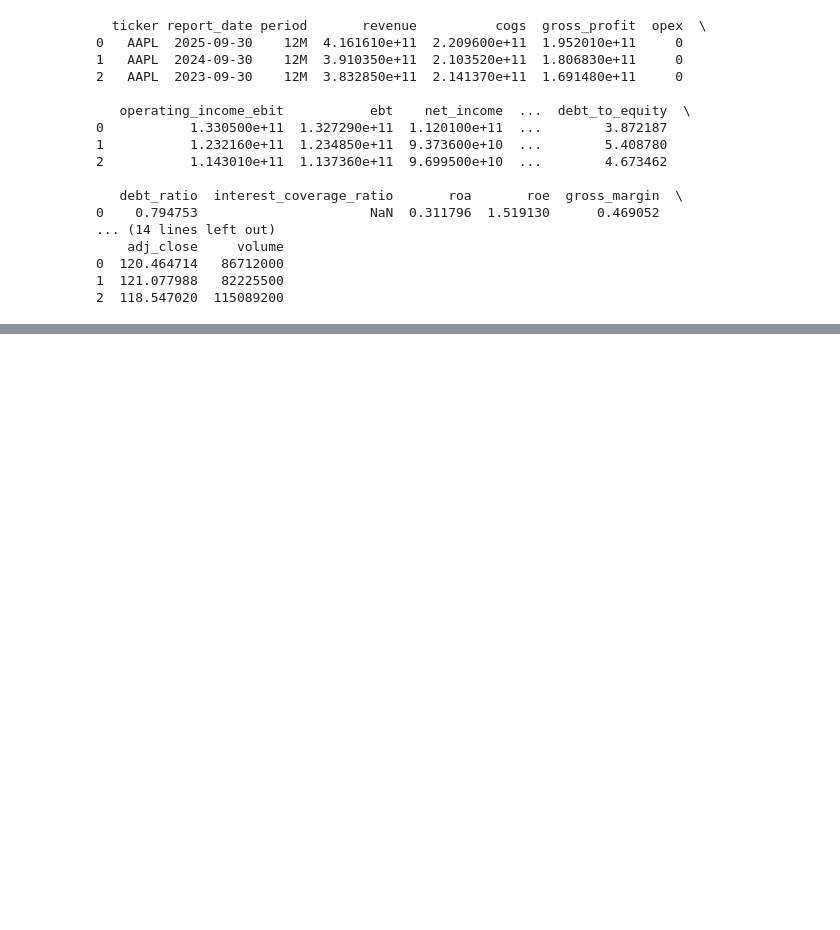
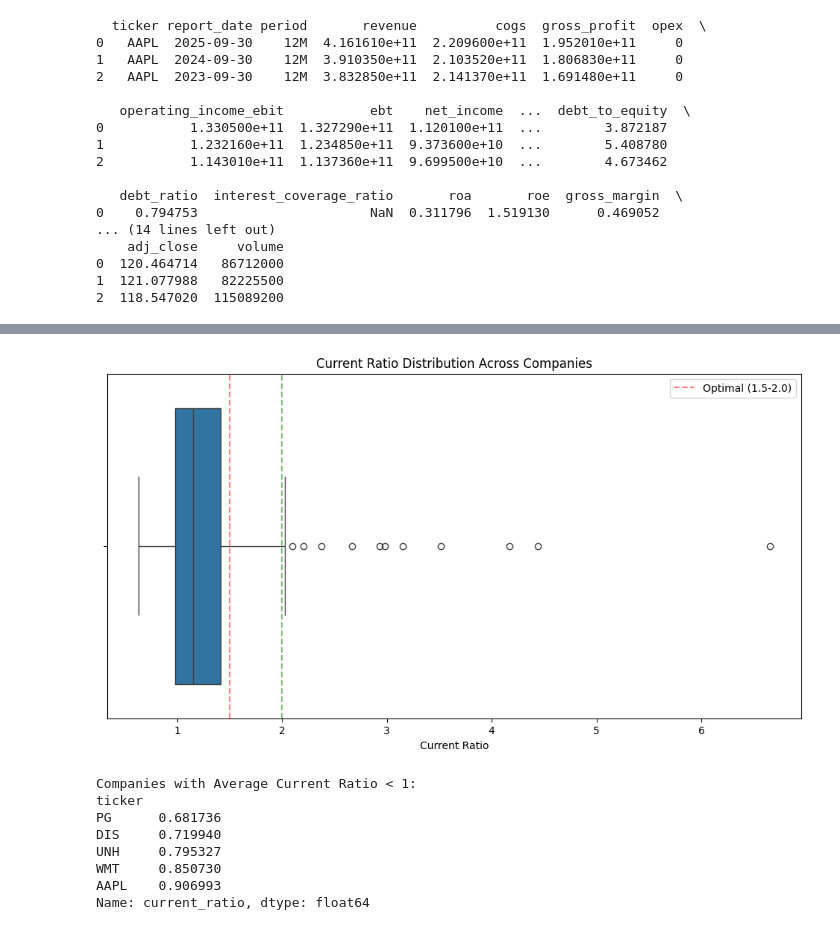
Before and after one commit to laihoangson/financial-analytic, a Jupyter notebook: backend/reports/eda_report.ipynb, the cells around one changed output, grey strips where cells are left out. Saved outputs shown, nothing was run; the diff lists cells and outputs as text; code cells hidden in the pictures; blank space fills up the shorter version.

```diff
--- a/backend/reports/eda_report.ipynb
+++ b/backend/reports/eda_report.ipynb
@@ -65,0 +280,25 @@ print(stock_df.head(3))
+# %%
+# Current ratio distribution
+plt.figure(figsize=(12, 6))
+sns.boxplot(data=fin_df, x='current_ratio')
+plt.title('Current Ratio Distribution Across Companies')
+plt.xlabel('Current Ratio')
+plt.axvline(x=1.5, color='r', linestyle='--', alpha=0.5, label='Optimal (1.5-2.0)')
+plt.axvline(x=2.0, color='g', linestyle='--', alpha=0.5)
+plt.legend()
+plt.show()
+
+# Companies with liquidity concerns
+low_liquidity = fin_df[fin_df['current_ratio'] < 1].groupby('ticker')['current_ratio'].mean().sort_values()
+print("\nCompanies with Average Current Ratio < 1:")
+print(low_liquidity.head())
+# %% [output]
+[figure, added]
+Companies with Average Current Ratio < 1:
+ticker
+PG      0.681736
+DIS     0.719940
+UNH     0.795327
+WMT     0.850730
+AAPL    0.906993
+Name: current_ratio, dtype: float64
```
Also changed, not shown: parts of 8 cells of this notebook, 4 other files.
